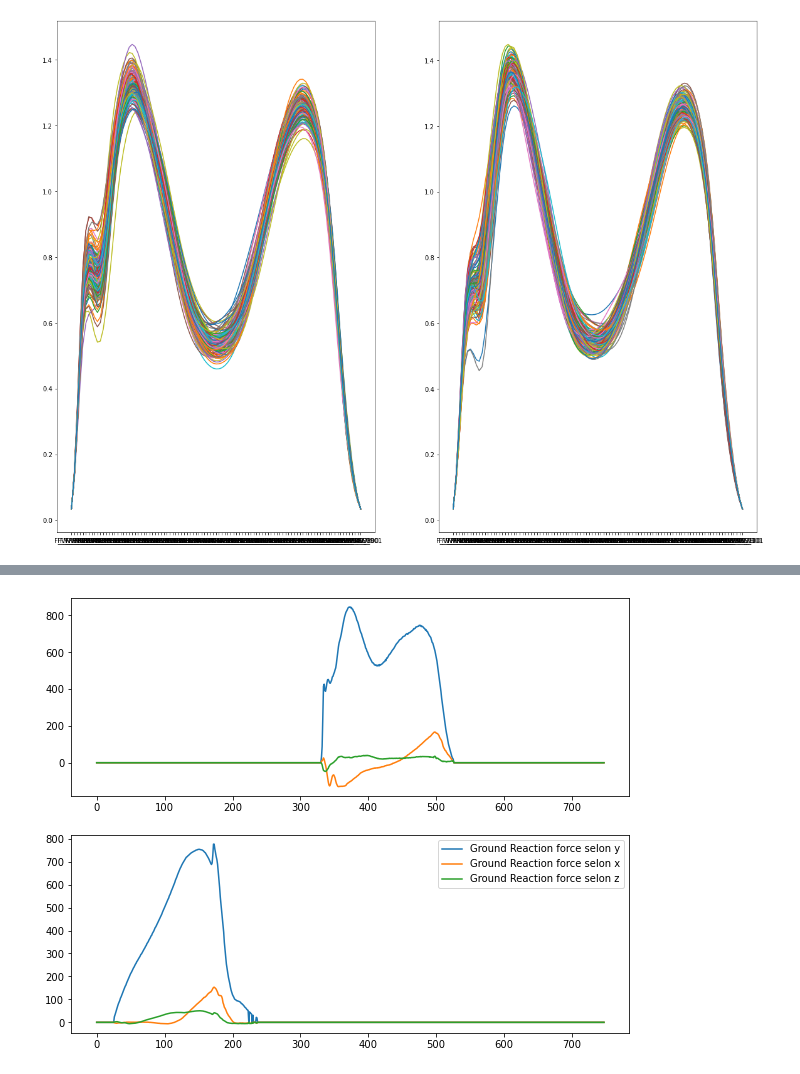
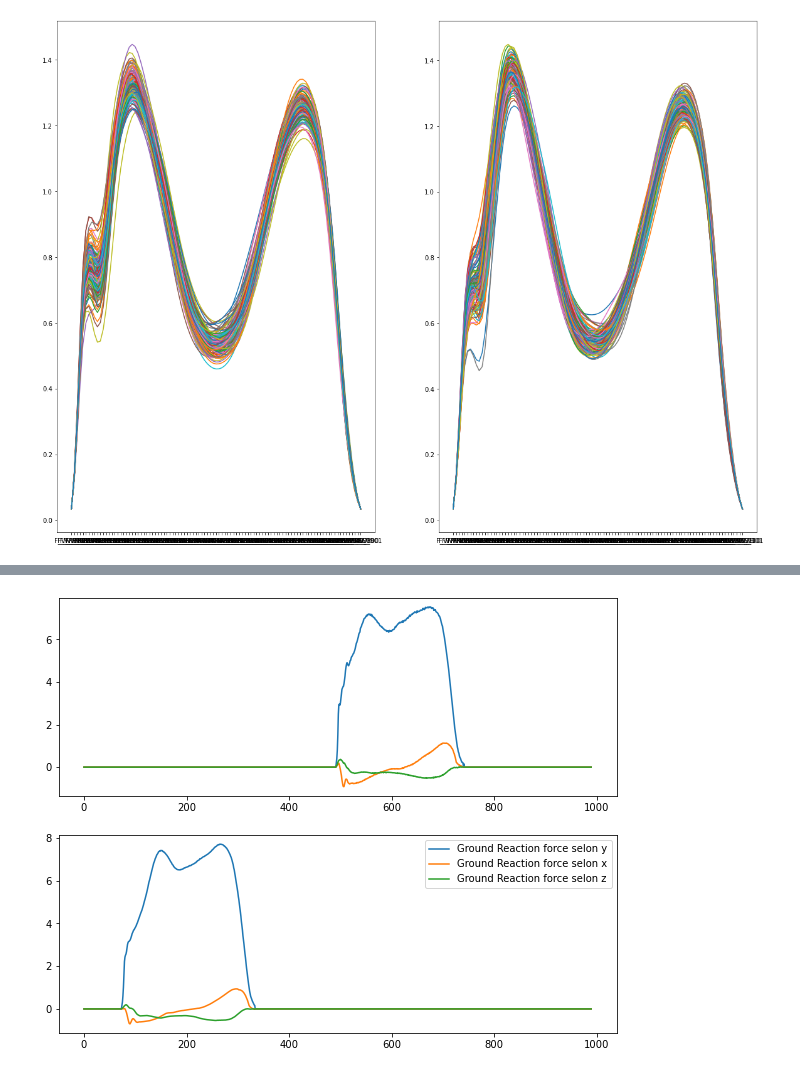
Before and after one commit to NathanMartinCOE/semelle_connecte, a Jupyter notebook: grf_WBDSascii.ipynb, the cells around one changed output, grey strips where cells are left out. Saved outputs shown, nothing was run; the diff lists cells and outputs as text; code cells hidden in the pictures.

```diff
--- a/grf_WBDSascii.ipynb
+++ b/grf_WBDSascii.ipynb
@@ -4,15 +4,15 @@ import matplotlib.pyplot as plt
 import numpy as np
 # %%
 # Eyploration des fichier WBDSascii
-df = pd.read_csv(r'C:\Users\Nathan\Desktop\WBDSascii\WBDS01walkO01Cgrf.txt',
-                 sep = "	")
+#df = pd.read_csv(r'C:\Users\Nathan\Desktop\WBDSascii\WBDS01walkO01Cgrf.txt',
+#                 sep = "	")
 
 
 #df = pd.read_csv(r'C:\Users\Nathan\Desktop\WBDSascii\WBDS01walkO01Fgrf.txt',
 #                 sep = "	")
 
-#df = pd.read_csv(r'C:\Users\Nathan\Desktop\WBDSascii\WBDS01walkO01Sgrf.txt',
-#                 sep = "	")
+df = pd.read_csv(r'C:\Users\Nathan\Desktop\WBDSascii\WBDS01walkO01Sgrf.txt',
+                 sep = "	")
 
 DataLeft = pd.read_csv(r'C:\Users\Nathan\Desktop\Guttenberg Gait Database\GRF_F_V_PRO_left.csv')
 DataRight = pd.read_csv(r'C:\Users\Nathan\Desktop\Guttenberg Gait Database\GRF_F_V_PRO_right.csv')
@@ -43,6 +43,9 @@ def SelectSuject(ID, DataLeft, DataRight):
     DataSubjectRight['GrfMean'] = DataSubjectRight.mean(axis=1)
     DataSubjectLeft['GrfMean'] = DataSubjectLeft.mean(axis=1)
     return DataSubjectLeft, DataSubjectRight
+
+def Division100(value):
+    return value / 100
 # %%
 DataSubject1Left = DataLeft[DataLeft['SUBJECT_ID'] == 200]
 DataSubject1Left = DataSubject1Left.drop(['DATASET_ID', 'SUBJECT_ID', 'SESSION_ID', 'TRIAL_ID'], axis = 1)
@@ -91,18 +94,19 @@ for ID in range(1,350):
 " Code très long attention ...\nfor ID in range(1,350):\n    DataSubjectIDLeft, DataSubjectIDRight = SelectSuject(ID, DataLeft, DataRight)\n    PlotDynamicSymetryFunctionRealtime(DataSubjectIDRight['G ...
 # %%
+df = df.apply(Division100)
 plt.figure(figsize=(10,8))
 plt.subplot(2,1,1)
 plt.plot(df["Fy1"], label = "Ground Reaction force selon y")
 plt.plot(df["Fx1"], label = "Ground Reaction force selon x")
 plt.plot(df["Fz1"], label = "Ground Reaction force selon z")
 plt.subplot(2,1,2)
 plt.plot(df["Fy4"], label = "Ground Reaction force selon y")
 plt.plot(df["Fx4"], label = "Ground Reaction force selon x")
 plt.plot(df["Fz4"], label = "Ground Reaction force selon z")
 plt.legend()
 plt.show()
 # %% [output]
-[figure, old version]
+[figure, new version]
 # %%
 Grf = np.concatenate((df["Fy1"], df["Fy2"], df["Fy3"], df["Fy4"], df["Fy5"]))
 plt.plot(Grf)
```
Also changed, not shown: parts of 9 cells of this notebook, 1 other file.
